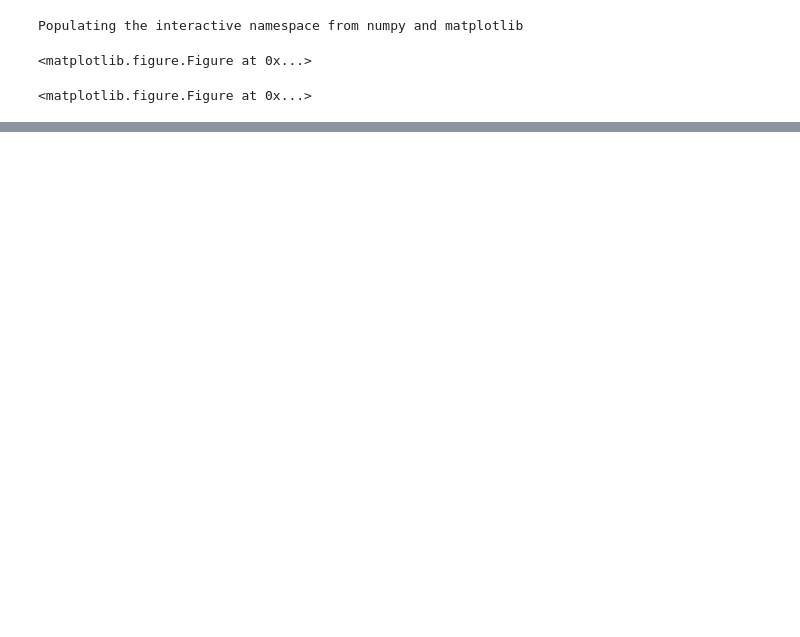
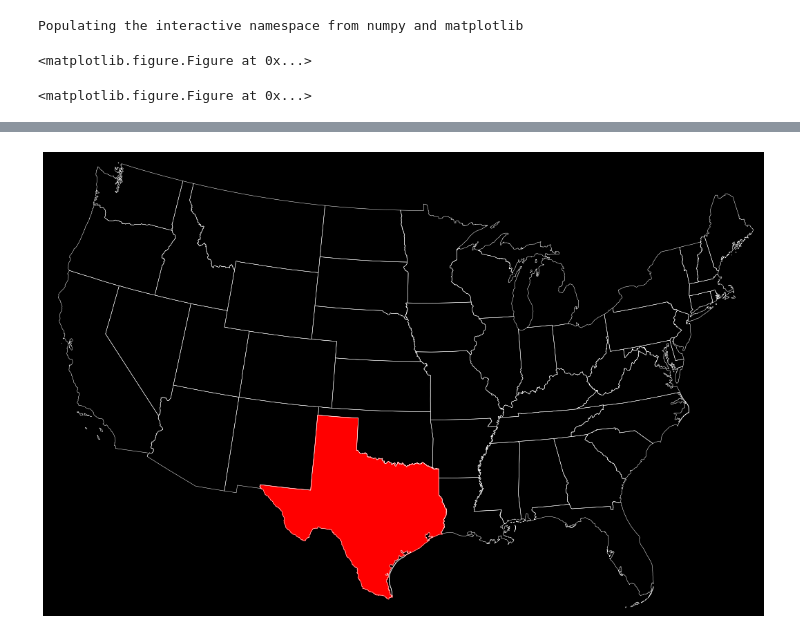
Before and after one commit to beneisner/primary-prediction, a Jupyter notebook: Map Visualization.ipynb, the cells around one changed output, grey strips where cells are left out. Drawn from its saved outputs; the diff is of its cells as text; code cells hidden in the pictures; blank space fills up the shorter version.

```diff
--- a/Map Visualization.ipynb
+++ b/Map Visualization.ipynb
@@ -136,0 +62,27 @@ plt.show()
+# %%
+from matplotlib.patches import Polygon
+
+# create the map
+map = bmp.Basemap(llcrnrlon=-119,llcrnrlat=22,urcrnrlon=-64,urcrnrlat=49,
+        projection='lcc',lat_1=33,lat_2=45,lon_0=-95)
+
+# load the shapefile, use the name 'states'
+map.readshapefile('state_shapes/st99_d00', name='states', color='white', drawbounds=True)
+
+map.drawmapboundary(fill_color='black')
+# collect the state names from the shapefile attributes so we can
+# look up the shape obect for a state by it's name
+state_names = []
+for shape_dict in map.states_info:
+    state_names.append(shape_dict['NAME'])
+
+ax = plt.gca() # get current axes instance
+
+# get Texas and draw the filled polygon
+seg = map.states[state_names.index('Texas')]
+poly = Polygon(seg, facecolor='red',edgecolor='red')
+ax.add_patch(poly)
+
+plt.show()
+# %% [output]
+[figure, added]
```
Also changed, not shown: parts of 7 cells of this notebook, 14 other files.
